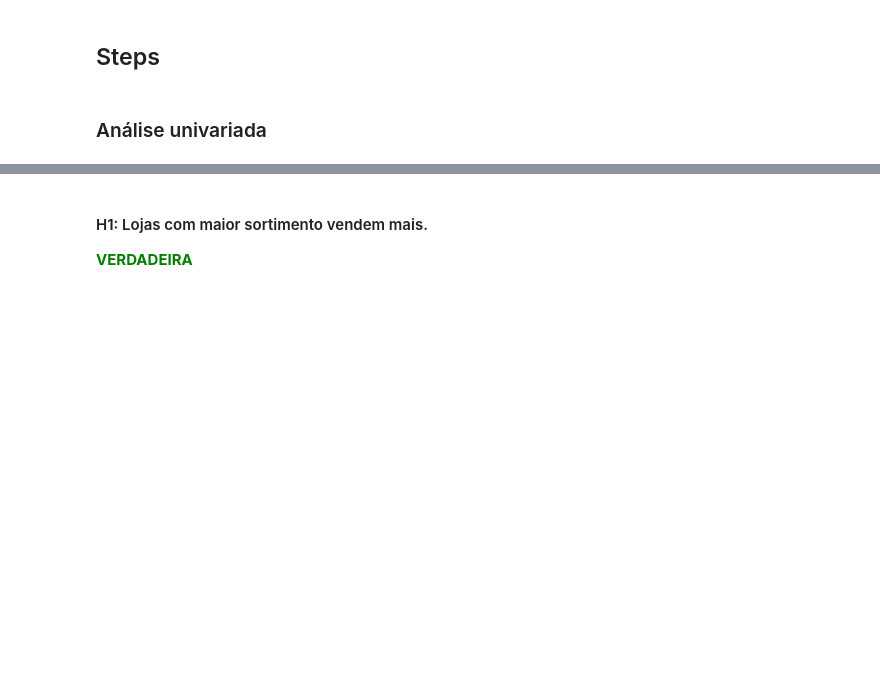
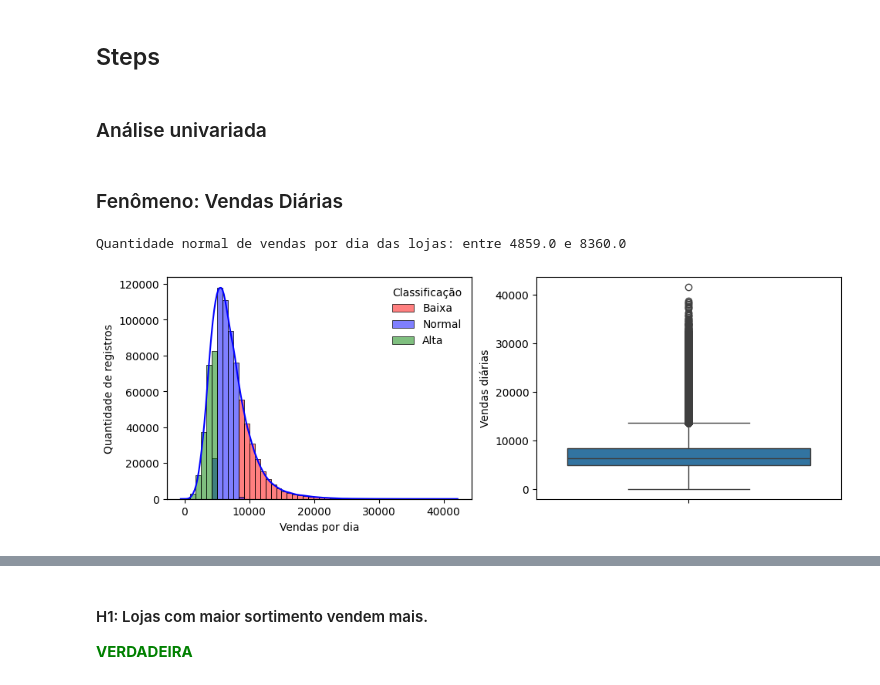
Before and after one commit to bvmcosta/projeto-rossmann-stores, a Jupyter notebook: projeto_rossmann_final.ipynb, the cells around one changed output, grey strips where cells are left out. Cells and saved outputs as stored; diff of their text form; code cells hidden in the pictures; blank space fills up the shorter version.

```diff
--- a/projeto_rossmann_final.ipynb
+++ b/projeto_rossmann_final.ipynb
@@ -920,3 +970,17 @@ Index(['store', 'day_of_week', 'date', 'sales', 'customers', 'promo',
 ## Steps
 # %% [markdown]
 ### Análise univariada
+# %% [markdown]
+### Fenômeno: Vendas Diárias
+# %%
+mediana = df5['sales'].quantile(q = 0.5)
+q1 = df5['sales'].quantile(q = 0.25)
+q3 = df5['sales'].quantile(q = 0.75)
+
+print('Quantidade normal de vendas por dia das lojas: entre {} e {}'.format(q1, q3))
+# %% [output]
+Quantidade normal de vendas por dia das lojas: entre 4859.0 e 8360.0
+# %%
+sales(df5)
+# %% [output]
+[figure, added]
```
Also changed, not shown: parts of 15 cells of this notebook, 3 other files.
